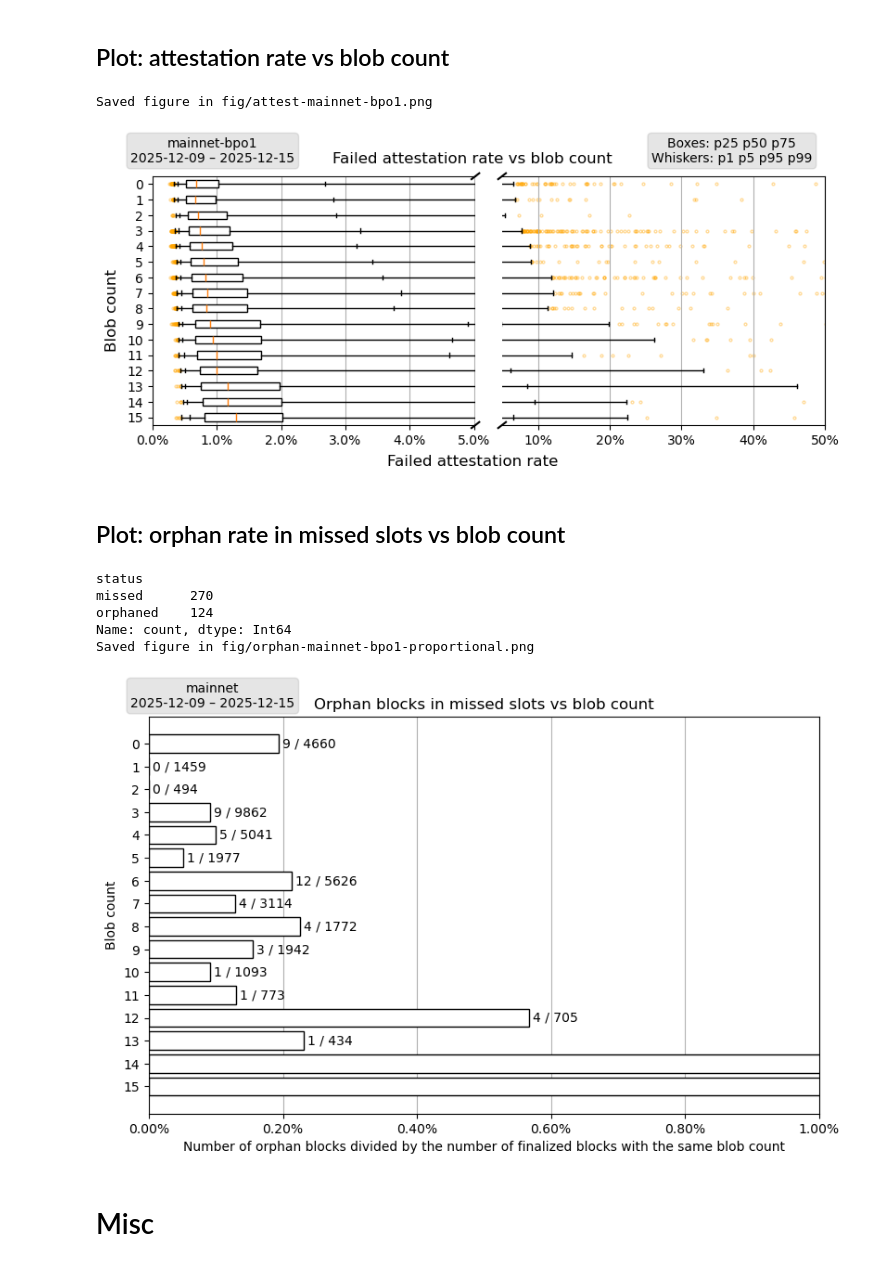
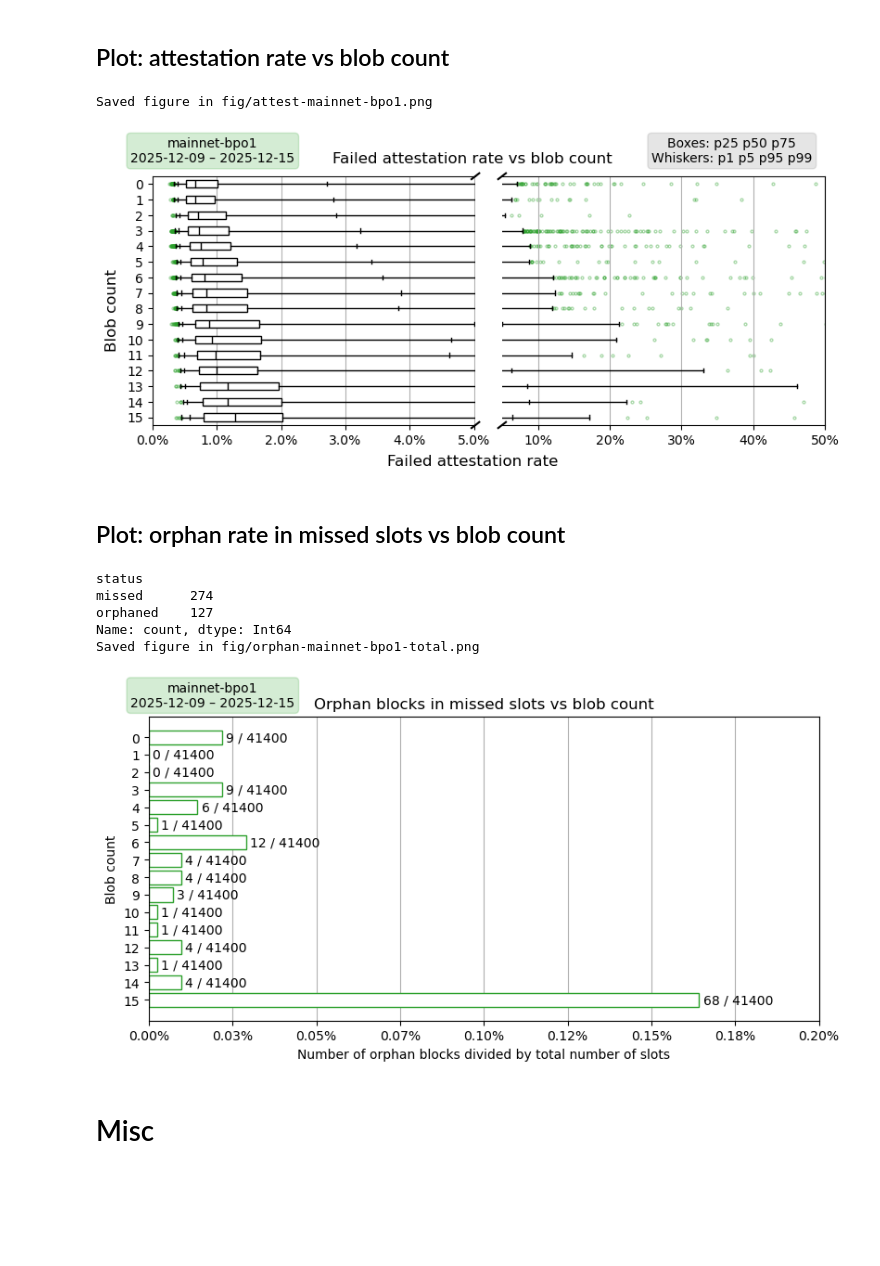
Before and after one commit to chainbound/blob-seeder-data, a Jupyter notebook: xatu_queries_plots.ipynb, the cells around one changed output. Saved outputs shown, nothing was run; the diff lists cells and outputs as text; code cells hidden in the pictures; blank space fills up the shorter version.

Commit message:
notebook: use a different main color for plots of different datasets

```diff
--- a/xatu_queries_plots.ipynb
+++ b/xatu_queries_plots.ipynb
@@ -807,7 +821,7 @@ def transformLatencyDatasetToCDF(file_latencies, file_blobs, sampled_blobs):
     df_blobs.drop(columns=['network'], inplace=True)
     df_blobs = df_blobs[ df_blobs['blob_count'].isin(sampled_blobs) ]
     df_latencies = pd.read_parquet(file_latencies)
-    df_latencies.drop(columns=['network', 'client', 'source'], inplace=True)
+    df_latencies.drop(columns=['network', 'client', 'source'], inplace=True, errors='ignore')
     df = pd.merge(df_latencies, df_blobs, on=['slot', 'slot_start_date_time', 'block_root'], how='right')
     df_blobs = None
     df_latencies = None
@@ -873,7 +887,12 @@ ax.set_xlabel('Time since slot start [ms]')
 ax.set_ylabel('CDF block latency')
 ax.set_title('Cumulative of block dispersion latency')
 
-ax.legend(loc='lower right', ncol=2, handlelength=1, columnspacing=0.5, labelspacing=0.2)
+legendprops = None
+if DEVNET5:
+    legendprops = dict(ncol=4, handlelength=1)
+else:
+    legendprops = dict(ncol=2)
+ax.legend(loc='upper left', columnspacing=0.5, labelspacing=0.2, **legendprops)
 #ncol=1, columnspacing=1, borderaxespad=1, columnspacing=0.5, handletextpad=0.5, labelspacing=0.1)
 
 # Add the parameters' box next to the title
@@ -892,8 +911,8 @@ network = 'mainnet' # mainnet
 plottype = 'full' # full, zoom
 
 sampled_blobs = [1, 4, 7]
-x_pectra, y_pectra = transformDatasetToCDF(FILE_LATENCIES_MAINNET_PECTRA, FILE_BLOBS_MAINNET_PECTRA, sampled_blobs)
-x_fusaka, y_fusaka = transformDatasetToCDF(FILE_LATENCIES_MAINNET_FUSAKA, FILE_BLOBS_MAINNET_FUSAKA, sampled_blobs)
+x_pectra, y_pectra = transformLatencyDatasetToCDF(FILE_LATENCIES_MAINNET_PECTRA, FILE_BLOBS_MAINNET_PECTRA, sampled_blobs)
+x_fusaka, y_fusaka = transformLatencyDatasetToCDF(FILE_LATENCIES_MAINNET_FUSAKA, FILE_BLOBS_MAINNET_FUSAKA, sampled_blobs)
 
 fig, ax = plt.subplots(1, 1, constrained_layout=True, figsize=(8, 4))
 addgrid(ax)
@@ -921,7 +940,7 @@ ax.set_title('CDF of block dispersion latency on Mainnet before and after Fusaka
 ax.legend(loc='upper left', ncol=2, columnspacing=0.5, labelspacing=0.2)
 #ncol=1, columnspacing=1, borderaxespad=1, columnspacing=0.5, handletextpad=0.5, labelspacing=0.1)
 
-saveFig(f"cdf-latency-upgrade-{SCENARIO}-{plottype}")
+saveFig(f"cdf-latency-upgrade-mainnet-{plottype}")
 plt.show()
 x_pectra, y_pectra, x_fusaka, y_fusaka = None, None, None, None
 # %% [output]
@@ -998,8 +1017,9 @@ if blobs_max > 10:
 if blobs_max > 20:
     figsize = (8, 5)
 if blobs_max > 30:
-    #figsize = (8,15)
     figsize = (8, 7)
+if blobs_max > 70:
+    figsize = (8,15)
 
 fig, ax, ytext = None, None, None
 if network == 'mainnet':
@@ -1011,7 +1031,7 @@ if network == 'mainnet':
         ax[0].set_xlim(0, 0.0102)
         ax[1].set_xlim(0.0098, 0.4)
         ax[1].set_xticks([0.01, 0.1, 0.2, 0.3, 0.4])
-    elif SCENARIO == 'mainnet-bpo1' or SCENARIO == 'mainnet-bpo2' or SCENARIO == 'debug':
+    elif SCENARIO == 'mainnet-bpo0' or SCENARIO == 'mainnet-bpo1' or SCENARIO == 'debug':
         ax[0].set_xlim(0, 0.0502)
         ax[1].set_xlim(0.0498, 0.5)
     ax[0].xaxis.set_major_formatter(ticker.FuncFormatter(lambda x, pos: f"{x*100:.1f}%"))
@@ -1051,12 +1071,12 @@ plt.show()
 data = None
 # %% [output]
 Saved figure in fig/attest-mainnet-bpo1.png
-[figure, old version]
+[figure, new version]
 # %% [markdown]
 ## Plot: orphan rate in missed slots vs blob count
 # %%
 network = NETWORKS[0] # mainnet, hoodi
-plottype = 'proportional' # total, proportional
+plottype = 'total' # total, proportional
 
 # Find how many blocks should be in the timerange (including missing ones)
 df_blocks = pd.read_parquet(FILE_BLOCKS)
@@ -1100,18 +1120,26 @@ df = None
 df_blobs = None
 #print(data)
 
-figsize = (8, 3)
+figsize = (8, 2.5)
 xlim = 0.1
 if blobs_max > 10:
+    figsize = (8, 4)
+if blobs_max > 20:
     figsize = (8, 5)
-if network == 'mainnet': # SCENARIO == 'mainnet-pectra'
-    if plottype == 'total':
-        xlim = 0.001
+if SCENARIO == 'mainnet-pectra':
+    xlim = 0.001
     if plottype == 'proportional':
         xlim = 0.01
-if network == 'hoodi':
-    if plottype == 'total':
-        xlim = 0.005
+elif SCENARIO == 'mainnet-bpo0':
+    xlim = 0.005
+    if plottype == 'proportional':
+        xlim = 0.02
+elif SCENARIO == 'mainnet-bpo1':
+    xlim = 0.002
+    if plottype == 'proportional':
+        xlim = 0.2
+elif SCENARIO == 'hoodi-bpo2':
+    xlim = 0.005
     if plottype == 'proportional':
         xlim = 0.05
 
@@ -1122,7 +1150,7 @@ addgrid(ax, axis='x')
 columns_order = list(range(blobs_min, blobs_max + 1))[::-1]
 bars = None
 for i in range(blobs_min, blobs_max + 1):
-    bars = ax.barh(i, data[columns_order[i]], facecolor='white', edgecolor='black', label='s')
+    bars = ax.barh(i, data[columns_order[i]], facecolor='white', edgecolor=COLOR_PLOT, label='s')
     div = -1
     if plottype == 'total':
         div = ideal_number_slots
@@ -1136,37 +1164,37 @@ for i in range(blobs_min, blobs_max + 1):
 ax.set_xlim(0, xlim)
 #ax.set_xticks([i for i in range(0, xlim+1, xlim_inc)])
 #ax.set_xticklabels([f"{100 * i / ideal_number_slots:.2f}%" for i in range(0, xlim+1, xlim_inc)])
 ax.xaxis.set_major_formatter(ticker.FuncFormatter(lambda x, pos: f"{100*x:.2f}%"))
 
 ax.set_yticks(columns_order)
 ax.set_yticklabels(columns_order[::-1])
 
 if plottype == 'total':
     ax.set_xlabel('Number of orphan blocks divided by total number of slots')
 if plottype == 'proportional':
     ax.set_xlabel('Number of orphan blocks divided by the number of finalized blocks with the same blob count')
 
 ax.set_ylabel('Blob count')
 ax.set_title('Orphan blocks in missed slots vs blob count')
 
 # Add the parameters' box next to the title
 ytext = {
     'mainnet': 0.995,
     'hoodi': 0.995,
     #'sepolia': 0.995,
 }
 addParametersBox(ytext[network])
 
 saveFig(f"orphan-{SCENARIO}-{plottype}")
 plt.show()
 data = None
 # %% [output]
 status
-missed      270
-orphaned    124
+missed      274
+orphaned    127
 Name: count, dtype: Int64
-Saved figure in fig/orphan-mainnet-bpo1-proportional.png
+Saved figure in fig/orphan-mainnet-bpo1-total.png
-[figure, old version]
+[figure, new version]
 # %% [markdown]
 # Misc
 # %% [markdown]
```
Also changed, not shown: parts of 5 cells of this notebook.
